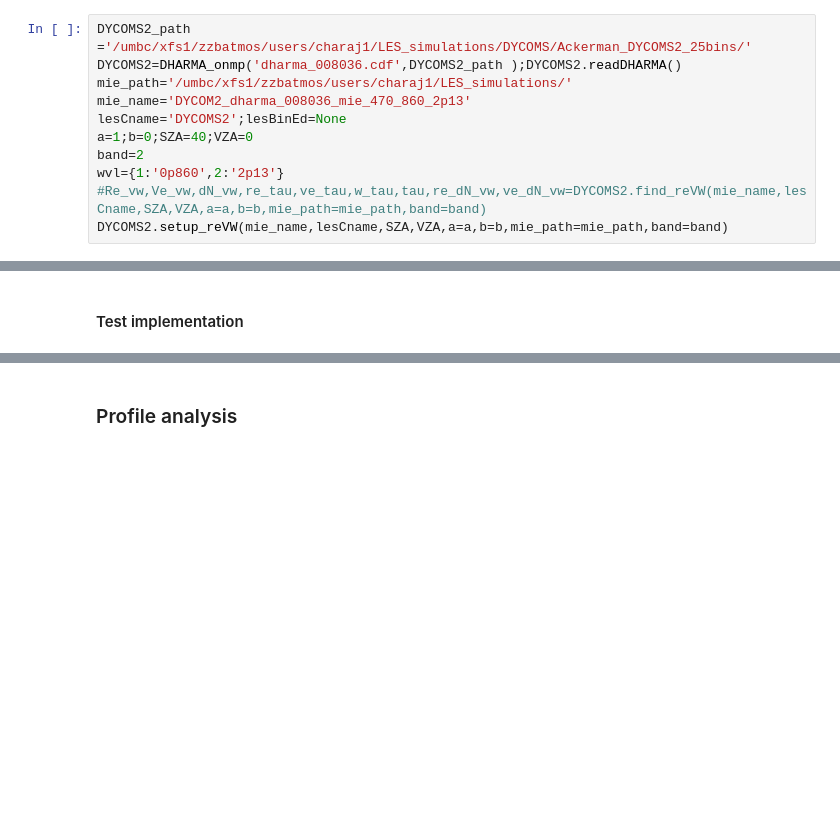
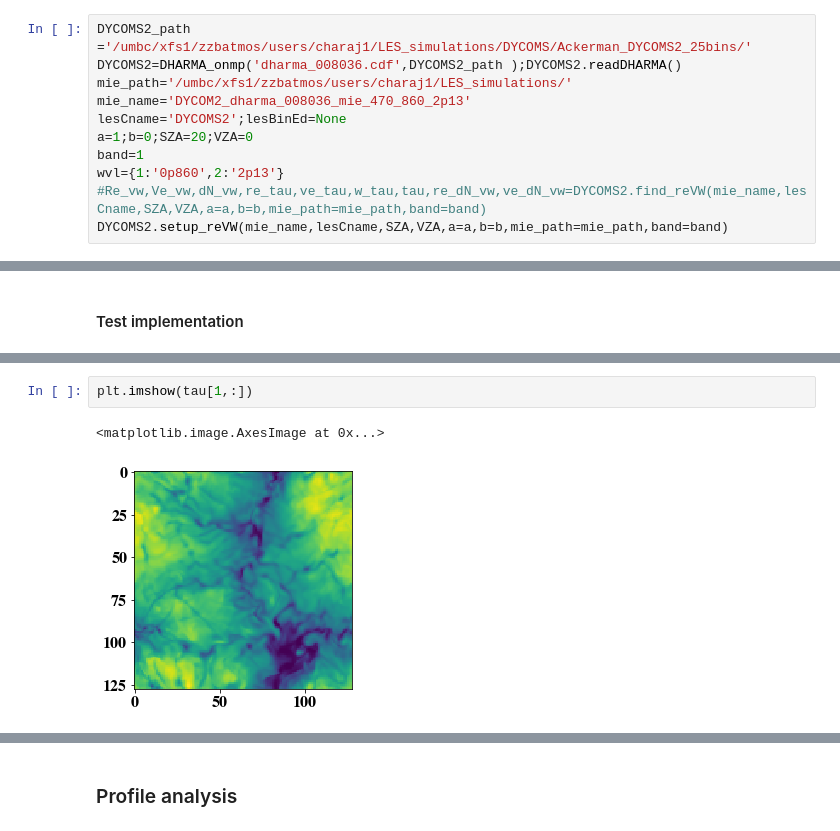
Before and after one commit to cpnHere/ACRS, a Jupyter notebook: LES_simulations/vertical_weighting_psudo_ret.ipynb, the cells around one changed output, grey strips where cells are left out. Drawn from its saved outputs; the diff is of its cells as text; blank space fills up the shorter version.

```diff
--- a/LES_simulations/vertical_weighting_psudo_ret.ipynb
+++ b/LES_simulations/vertical_weighting_psudo_ret.ipynb
@@ -42,8 +43,8 @@ DYCOMS2=DHARMA_onmp('dharma_008036.cdf',DYCOMS2_path );DYCOMS2.readDHARMA()
 mie_path='/umbc/xfs1/zzbatmos/users/charaj1/LES_simulations/'
 mie_name='DYCOM2_dharma_008036_mie_470_860_2p13'
 lesCname='DYCOMS2';lesBinEd=None
-a=1;b=0;SZA=40;VZA=0
-band=2
+a=1;b=0;SZA=20;VZA=0
+band=1
 wvl={1:'0p860',2:'2p13'}
 #Re_vw,Ve_vw,dN_vw,re_tau,ve_tau,w_tau,tau,re_dN_vw,ve_dN_vw=DYCOMS2.find_reVW(mie_name,lesCname,SZA,VZA,a=a,b=b,mie_path=mie_path,band=band)
 DYCOMS2.setup_reVW(mie_name,lesCname,SZA,VZA,a=a,b=b,mie_path=mie_path,band=band)
@@ -100,0 +174,5 @@ self.zTau, self.zTau0top created.
+# %%
+plt.imshow(tau[1,:])
+# %% [output]
+<matplotlib.image.AxesImage at 0x...>
+[figure, added]
```
Also changed, not shown: parts of 44 cells of this notebook.
